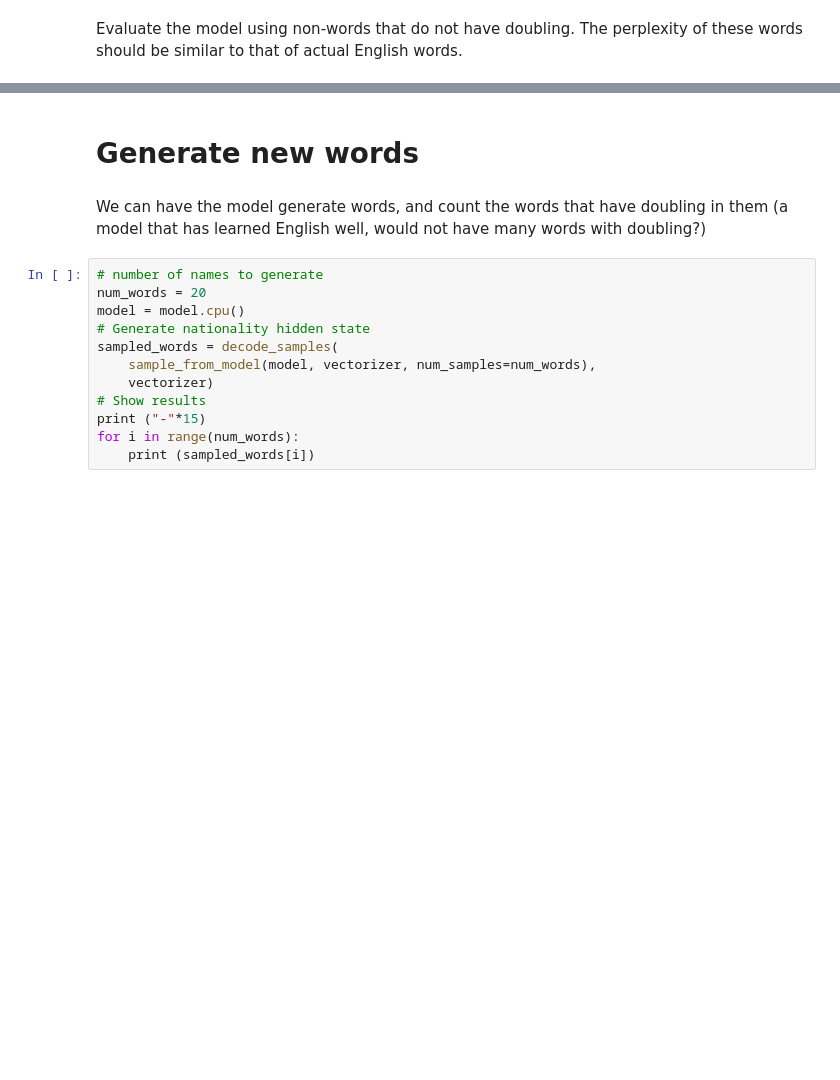
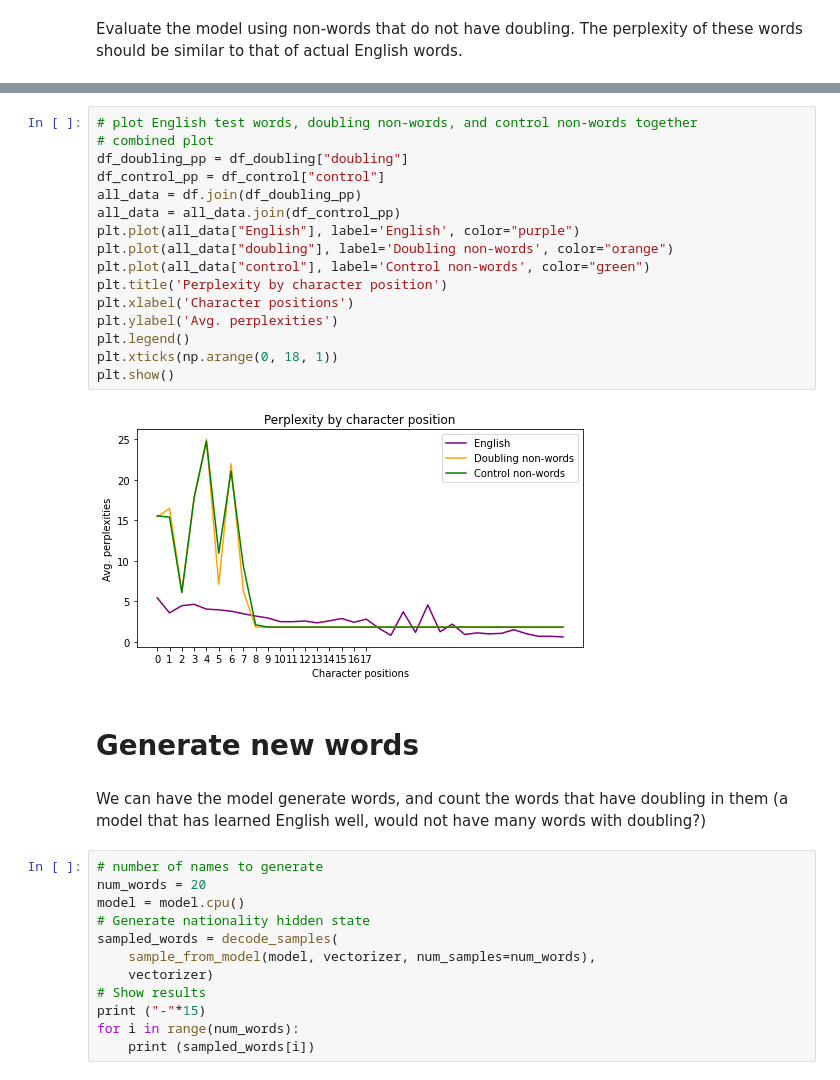
Before and after one commit to mplatt27/Language-Model-Linguistic-Doubling-Task, a Jupyter notebook: LanguageModel.ipynb, the cells around one changed output, grey strips where cells are left out. Cells and saved outputs as stored; diff of their text form; blank space fills up the shorter version.

```diff
--- a/LanguageModel.ipynb
+++ b/LanguageModel.ipynb
@@ -1116,3 +1249,21 @@ word:  kravmal  perplexity:  6.85
+# %%
+# plot English test words, doubling non-words, and control non-words together
+# combined plot
+df_doubling_pp = df_doubling["doubling"]
+df_control_pp = df_control["control"]
+all_data = df.join(df_doubling_pp)
+all_data = all_data.join(df_control_pp)
+plt.plot(all_data["English"], label='English', color="purple")
+plt.plot(all_data["doubling"], label='Doubling non-words', color="orange")
+plt.plot(all_data["control"], label='Control non-words', color="green")
+plt.title('Perplexity by character position')
+plt.xlabel('Character positions')
+plt.ylabel('Avg. perplexities')
+plt.legend()
+plt.xticks(np.arange(0, 18, 1))
+plt.show()
+# %% [output]
+[figure, added]
 # %% [markdown]
 # Generate new words
 # %% [markdown]
```
Also changed, not shown: parts of 13 cells of this notebook.
